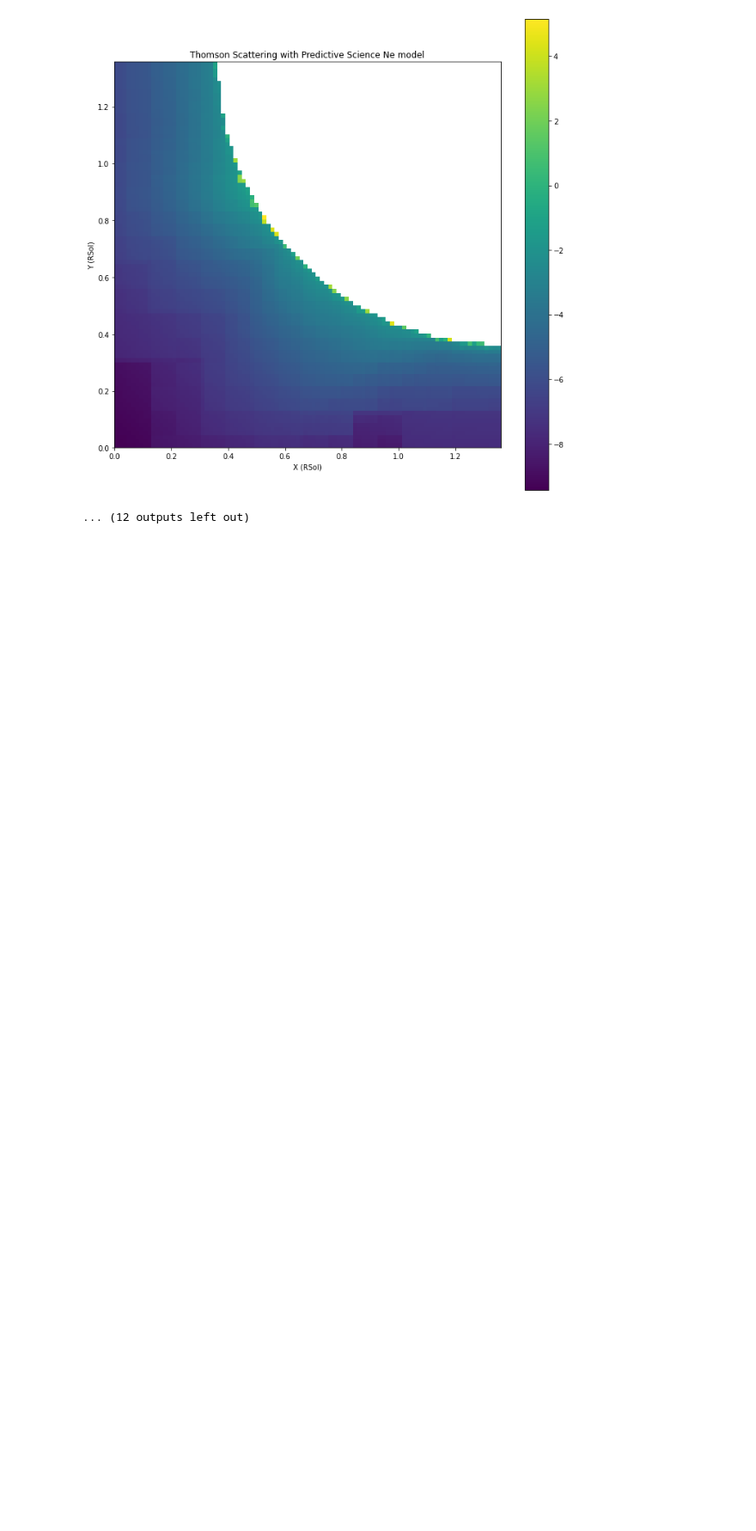
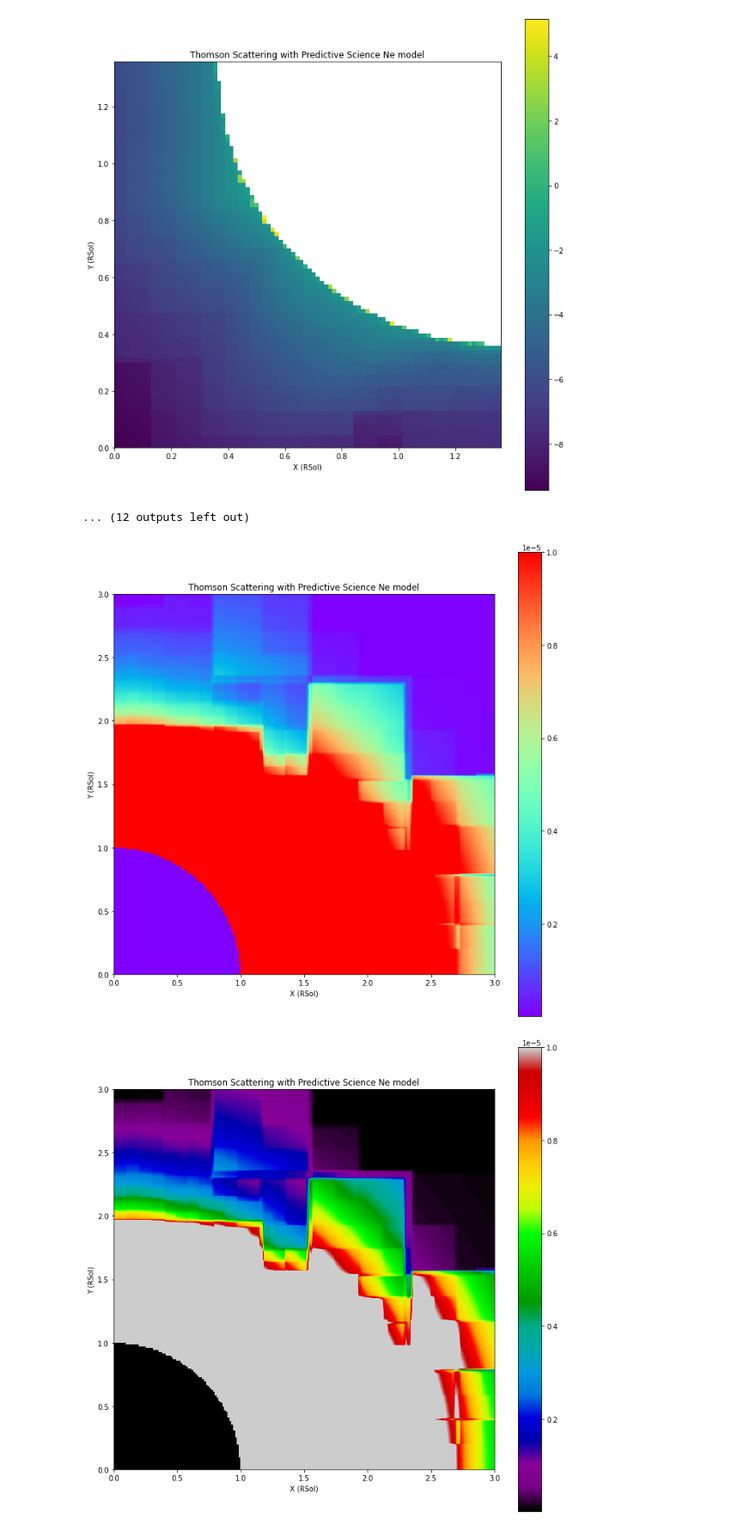
Before and after one commit to aliciavr/thomsonpy, a Jupyter notebook: src/computations/solar_imager.ipynb, the cells around one changed output. Shown at 86% size. Saved outputs shown, nothing was run; the diff lists cells and outputs as text; code cells hidden in the pictures; blank space fills up the shorter version.

```diff
--- a/src/computations/solar_imager.ipynb
+++ b/src/computations/solar_imager.ipynb
@@ -14,17 +14,7 @@ Jupyter environment detected. Enabling Open3D WebVisualizer.
 [Open3D INFO] WebRTC GUI backend enabled.
 [Open3D INFO] WebRTCWindowSystem: HTTP handshake server disabled.
 # %%
-"""
-Starts execution of solar corona modeling with the Predictive Science model.
-"""
-print("Imaging between", sip.IMAGE_MIN * units.METERS_TO_RSOL, "RSol and" , sip.IMAGE_MAX * units.METERS_TO_RSOL, "RSol.")
-print("Resolution = ", sip.IMAGE_RESOLUTION / 1000, " km (", sip.IMAGE_NUM_POINTS, "x", sip.IMAGE_NUM_POINTS, ").")
-x_values = np.linspace(sip.MIN_COORD, sip.MAX_COORD, sip.IMAGE_NUM_POINTS) # de - a +
-#print(x_values)
-y_values = np.linspace(sip.MIN_COORD, sip.MAX_COORD, sip.IMAGE_NUM_POINTS)[::-1] # de + a -
-#print(y_values)
-model = np.zeros((sip.IMAGE_NUM_POINTS, sip.IMAGE_NUM_POINTS))
-print("# Numeric integral steps =", tsp.NUM_Z)
+
 
 def create_test():
     print("Imaging between", sip.IMAGE_MIN * units.METERS_TO_RSOL, "RSol and" , sip.IMAGE_MAX * units.METERS_TO_RSOL, "RSol.")
@@ -130,6 +120,7 @@ def create_test():
                 print("Progress", count / num_points * 100,"%")
     formatter.dump("thomsonscattering_crammer.np", model)
     formatter.load("thomsonscattering_crammer.np")
+
 def create_image():
     # Quadrant 1
     print("Loading octree...")
@@ -233,8 +224,4 @@ def create_image():
 
     formatter.dump("thomsonscattering.np", model)
     model = formatter.load("thomsonscattering.np")
-
-# Testing with Crammer model
-crammer = formatter.load("thomsonscattering_crammer.np")
-predsci = formatter.load("thomsonscattering.np") * 1e8
 # %% [output]
@@ -434,3 +475,18 @@ visualize_quadrants(predsci)
 [figure]
 [figure]
 ... (12 outputs left out)
+# %%
+"""
+Visualization of the Thomson Scattering.
+"""
+colormaps = ['rainbow', 'nipy_spectral', 'gist_ncar', 'viridis', 'twilight', 'twilight_shifted']
+for i in colormaps:
+    plt.figure(figsize=(12, 12))
+    plt.title("Thomson Scattering with Predictive Science Ne model")
+    plt.ylabel("Y (RSol)")
+    plt.xlabel("X (RSol)")
+    plt.imshow(model, cmap = i, vmin = 1e-8, vmax = 1e-5, extent=[0, sip.MAX_COORD * units.METERS_TO_RSOL, 0, sip.MAX_COORD * units.METERS_TO_RSOL])
+    plt.colorbar()
+# %% [output]
+[figure, added]
+[figure, added]
```
Also changed, not shown: parts of 7 cells of this notebook.
